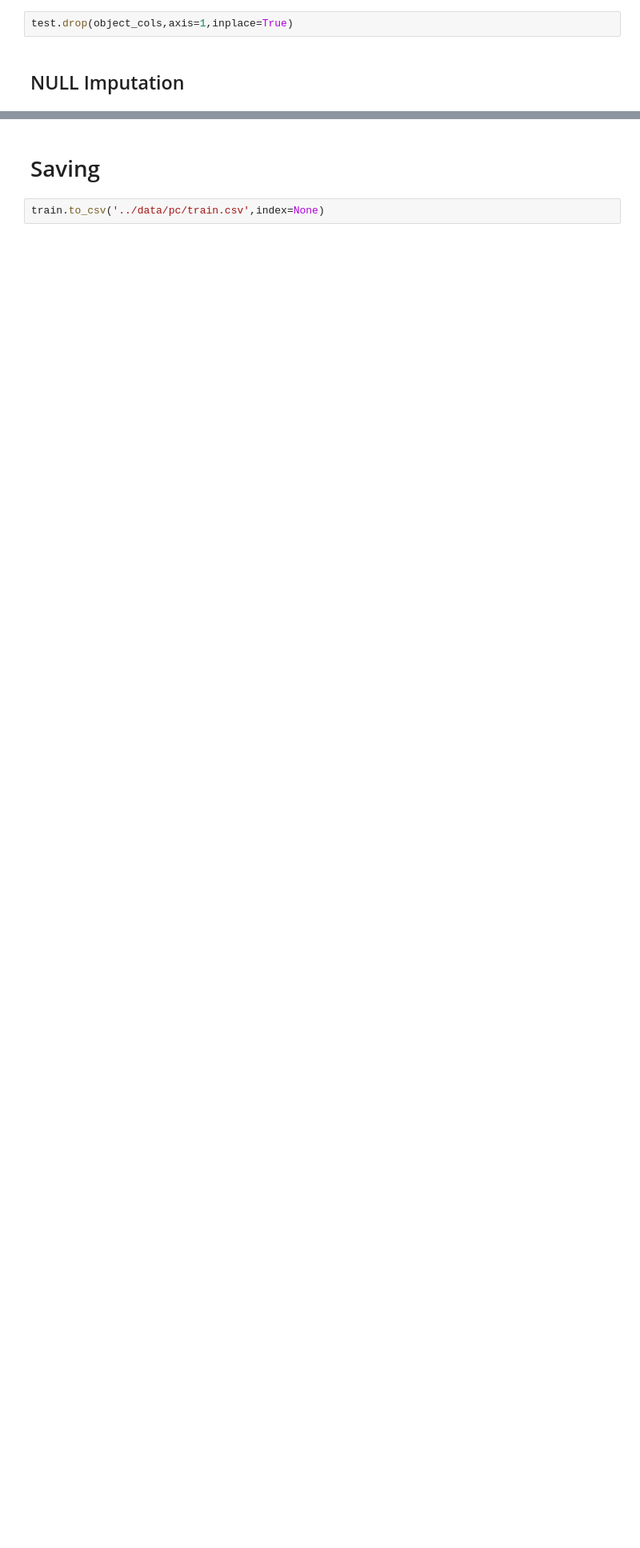
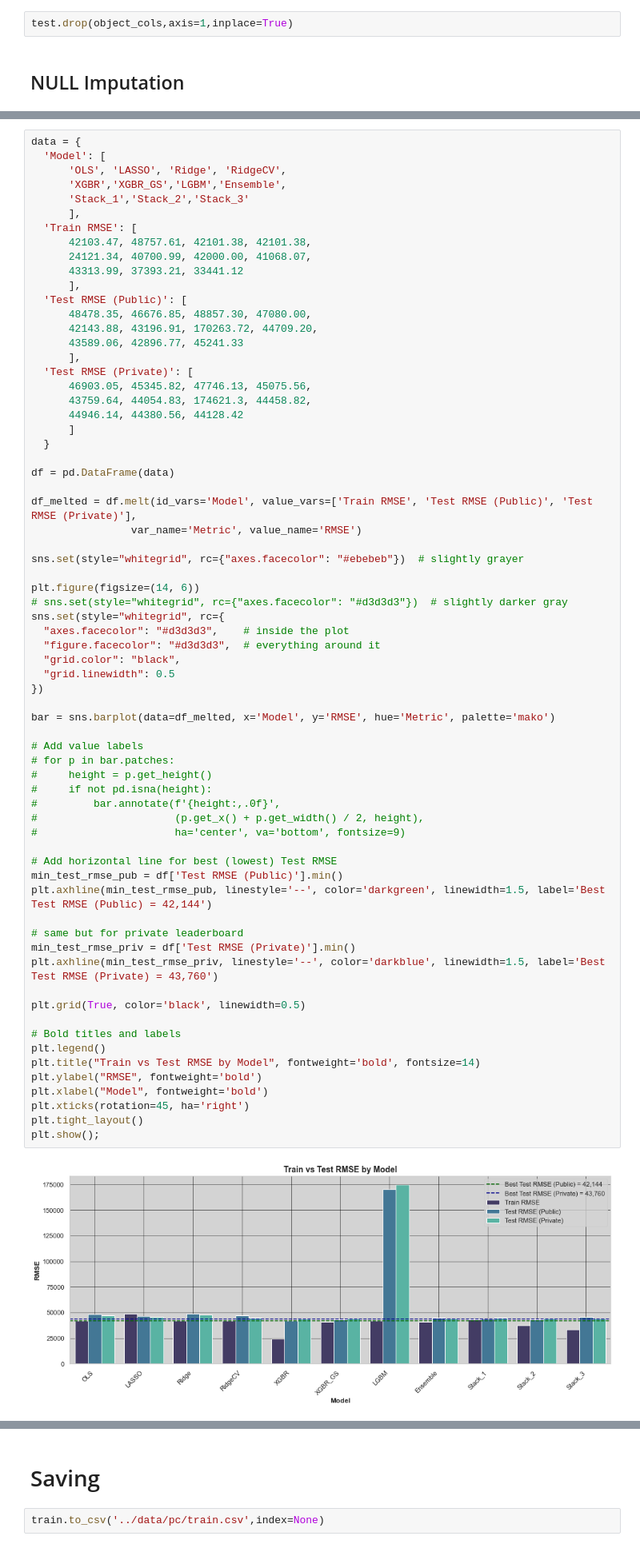
Before and after one commit to SethKauf/STA9890-Prediction-Competition, a Jupyter notebook: Workfiles/Prediction_Competition_Workfile_7_(Data_Cleaning).ipynb, the cells around one changed output, grey strips where cells are left out. Shown at 80% size. Drawn from its saved outputs; the diff is of its cells as text; blank space fills up the shorter version.

```diff
--- a/Workfiles/Prediction_Competition_Workfile_7_(Data_Cleaning).ipynb
+++ b/Workfiles/Prediction_Competition_Workfile_7_(Data_Cleaning).ipynb
@@ -256,0 +390,70 @@ for col in missing_cols:
+# %%
+data = {
+  'Model': [
+      'OLS', 'LASSO', 'Ridge', 'RidgeCV',
+      'XGBR','XGBR_GS','LGBM','Ensemble',
+      'Stack_1','Stack_2','Stack_3'
+      ],
+  'Train RMSE': [
+      42103.47, 48757.61, 42101.38, 42101.38,
+      24121.34, 40700.99, 42000.00, 41068.07,
+      43313.99, 37393.21, 33441.12
+      ],
+  'Test RMSE (Public)': [
+      48478.35, 46676.85, 48857.30, 47080.00,
+      42143.88, 43196.91, 170263.72, 44709.20,
+      43589.06, 42896.77, 45241.33
+      ],
+  'Test RMSE (Private)': [
+      46903.05, 45345.82, 47746.13, 45075.56,
+      43759.64, 44054.83, 174621.3, 44458.82,
+      44946.14, 44380.56, 44128.42
+      ]
+  }
+
+df = pd.DataFrame(data)
+
+df_melted = df.melt(id_vars='Model', value_vars=['Train RMSE', 'Test RMSE (Public)', 'Test RMSE (Private)'],
+                var_name='Metric', value_name='RMSE')
+
+sns.set(style="whitegrid", rc={"axes.facecolor": "#ebebeb"})  # slightly grayer
+
+plt.figure(figsize=(14, 6))
+# sns.set(style="whitegrid", rc={"axes.facecolor": "#d3d3d3"})  # slightly darker gray
+sns.set(style="whitegrid", rc={
+  "axes.facecolor": "#d3d3d3",    # inside the plot
+  "figure.facecolor": "#d3d3d3",  # everything around it
+  "grid.color": "black",
+  "grid.linewidth": 0.5
+})
+
+bar = sns.barplot(data=df_melted, x='Model', y='RMSE', hue='Metric', palette='mako')
+
+# Add value labels
+# for p in bar.patches:
+#     height = p.get_height()
+#     if not pd.isna(height):
+#         bar.annotate(f'{height:,.0f}',
+#                      (p.get_x() + p.get_width() / 2, height),
+#                      ha='center', va='bottom', fontsize=9)
+
+# Add horizontal line for best (lowest) Test RMSE
+min_test_rmse_pub = df['Test RMSE (Public)'].min()
+plt.axhline(min_test_rmse_pub, linestyle='--', color='darkgreen', linewidth=1.5, label='Best Test RMSE (Public) = 42,144')
+
+# same but for private leaderboard
+min_test_rmse_priv = df['Test RMSE (Private)'].min()
+plt.axhline(min_test_rmse_priv, linestyle='--', color='darkblue', linewidth=1.5, label='Best Test RMSE (Private) = 43,760')
+
+plt.grid(True, color='black', linewidth=0.5)
+
+# Bold titles and labels
+plt.legend()
+plt.title("Train vs Test RMSE by Model", fontweight='bold', fontsize=14)
+plt.ylabel("RMSE", fontweight='bold')
+plt.xlabel("Model", fontweight='bold')
+plt.xticks(rotation=45, ha='right')
+plt.tight_layout()
+plt.show();
+# %% [output]
+[figure, added]
```
Also changed, not shown: parts of 15 cells of this notebook, 19 other files.
